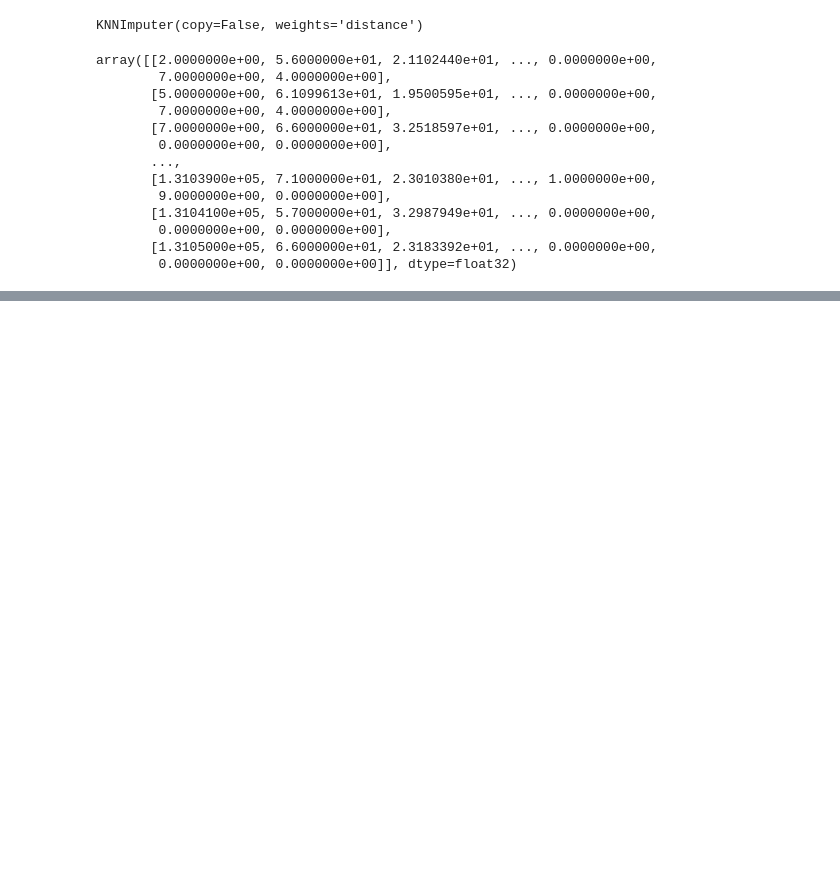
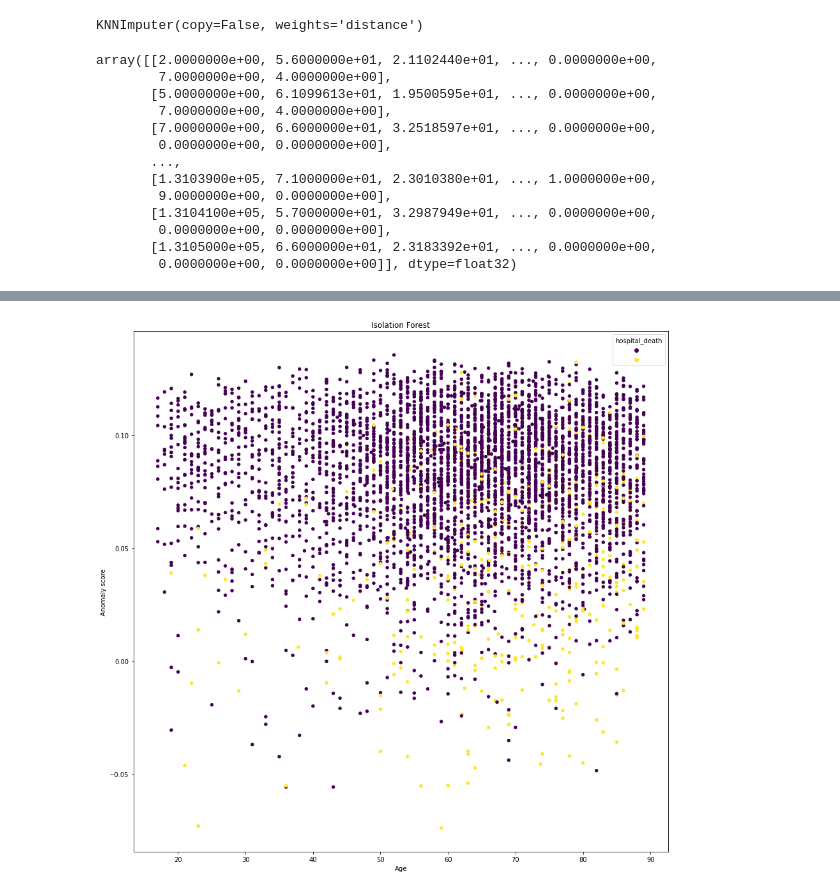
Before and after one commit to siddiqua102/scientific.prog, a Jupyter notebook: notebook.ipynb, the cells around one changed output, grey strips where cells are left out. Drawn from its saved outputs; the diff is of its cells as text; code cells hidden in the pictures; blank space fills up the shorter version.

```diff
--- a/notebook.ipynb
+++ b/notebook.ipynb
@@ -346,15 +343,20 @@ plt.legend()
+# %%
+plot_X_train = X_train.sample(frac=0.05, random_state=20)
+plot_scores = pd.DataFrame(scores).sample(frac=0.05, random_state=20)
+plot_y_train = y_train.sample(frac=0.05, random_state=20)
 # %%
 plt.subplots(figsize=(15, 15))
 plt.title("Isolation Forest")
 
-b = plt.scatter(plot_X_2['encounter_id'], plot_scores_2, c=plot_X_2['age'], s=20)
+b = plt.scatter(plot_X_train['age'], plot_scores, c=plot_y_train.astype('int32'), s=20)
 
 plt.axis('tight')
-plt.legend(handles=b.legend_elements()[0],
-           title="age")
-plt.xlabel('Encounter ID')
+plt.legend(handles=b.legend_elements()[0], title="hospital_death")
+plt.xlabel('Age')
 plt.ylabel('Anomaly score')
 plt.show()
+# %% [output]
+[figure, added]
 # %%
 # drop outlier samples from the training dataset
 X_train = X_train.loc[mask]
```
Also changed, not shown: parts of 15 cells of this notebook, 4 other files.
